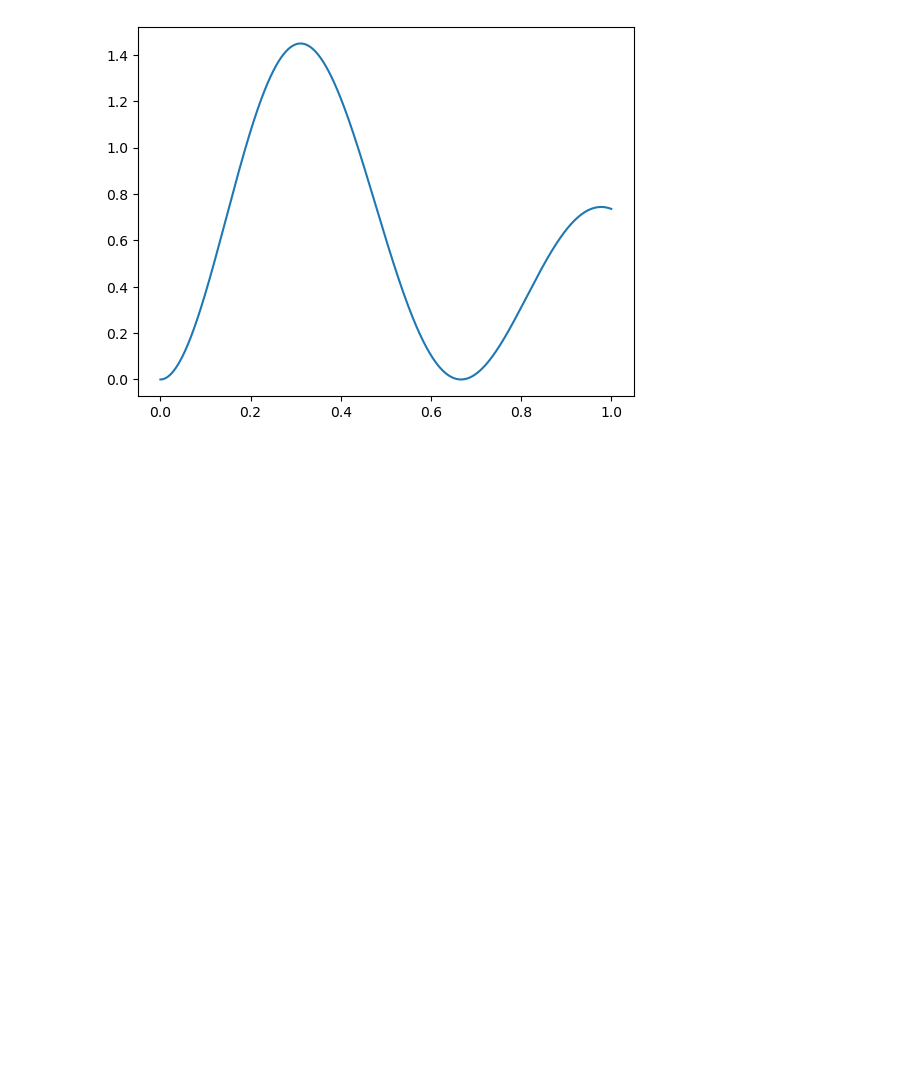
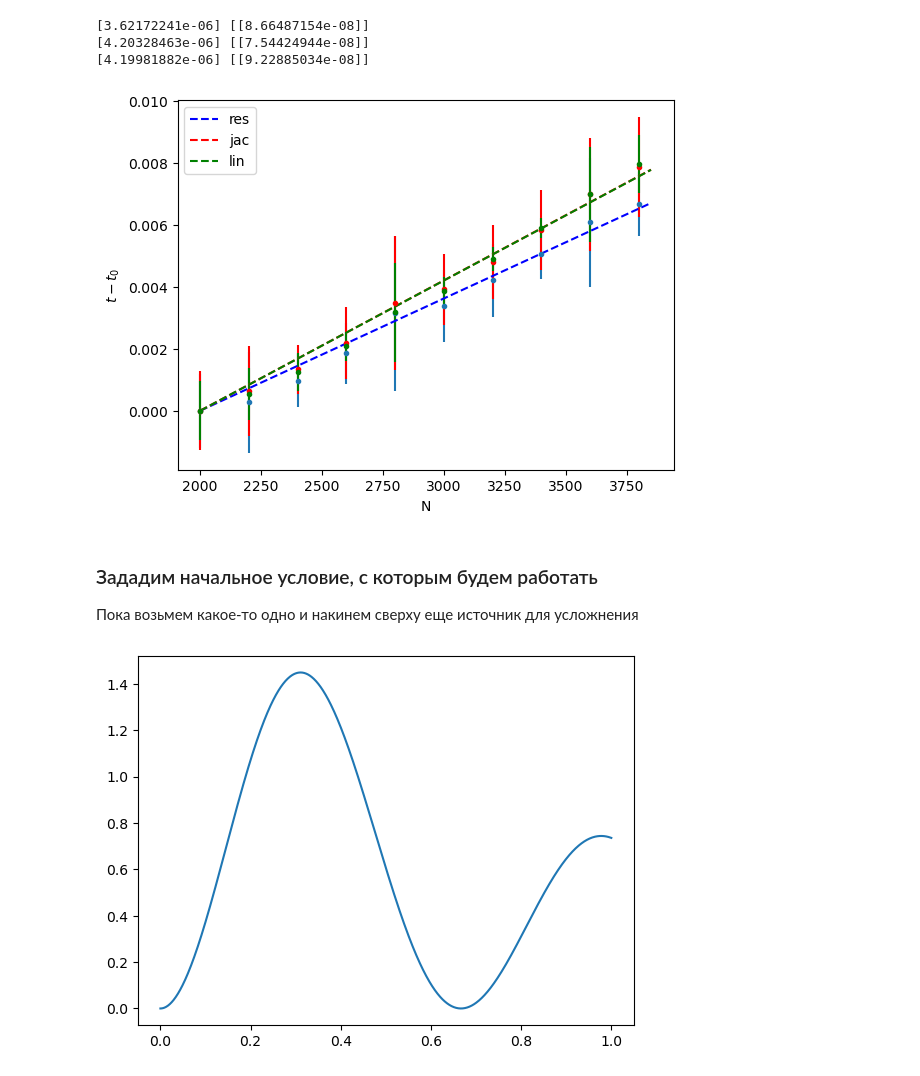
Before and after one commit to animih/aspen-study, a Jupyter notebook: one_phase_test1.ipynb, the cells around one changed output. Saved outputs shown, nothing was run; the diff lists cells and outputs as text; code cells hidden in the pictures; blank space fills up the shorter version.

```diff
--- a/one_phase_test1.ipynb
+++ b/one_phase_test1.ipynb
@@ -43,2 +99,39 @@ class Diffusion():
+# %%
+Nx = np.arange(2000, 2000+9*200+1, 200)
+
+from scipy.optimize import curve_fit
+def func(x, a):
+    return x*a
+
+plt.ylabel('$t-t_0$')
+plt.xlabel('N')
+plt.errorbar(Nx, np.mean(t_res, axis=1)-np.mean(t_res, axis=1)[0],yerr= np.sqrt(np.std(t_res, axis=1))/10, marker='.', linestyle='')
+plt.errorbar(Nx, np.mean(t_jac, axis=1)-np.mean(t_jac, axis=1)[0],yerr= np.sqrt(np.std(t_jac, axis=1))/10,marker='.', linestyle='', color='r')
+plt.errorbar(Nx, np.mean(t_lin, axis=1)-np.mean(t_lin, axis=1)[0],yerr= np.sqrt(np.std(t_lin, axis=1))/10,marker='.',linestyle='', color='g')
+
+popt, pcov = curve_fit(func, Nx-2000, np.mean(t_res, axis=1)-np.mean(t_res, axis=1)[0])
+print(popt, np.sqrt(pcov))
+c_r = popt[0]
+plt.plot([2000, 3850], [0, popt[0]*(2850-1000)], color='b', label='res', linestyle='--')
+popt, pcov = curve_fit(func, Nx-2000, np.mean(t_jac, axis=1)-np.mean(t_jac, axis=1)[0])
+print(popt, np.sqrt(pcov))
+c_j = popt[0]
+plt.plot([2000, 3850], [0, popt[0]*(2850-1000)], color='r', label='jac', linestyle='--')
+popt, pcov = curve_fit(func, Nx-2000, np.mean(t_lin, axis=1)-np.mean(t_lin, axis=1)[0])
+print(popt, np.sqrt(pcov))
+plt.plot([2000, 3850], [0, popt[0]*(2850-1000)], color='g', label='lin', linestyle='--')
+c_l = popt[0]
+
+plt.legend()
+plt.savefig('./data/constants.png', dpi=300)
+plt.show()
+# %% [output]
+[3.62172241e-06] [[8.66487154e-08]]
+[4.20328463e-06] [[7.54424944e-08]]
+[4.19981882e-06] [[9.22885034e-08]]
+[figure, added]
+# %% [markdown]
+### Зададим начальное условие, с которым будем работать
+Пока возьмем какое-то одно и накинем сверху еще источник для усложнения
 # %%
 Nx = 1000
```
Also changed, not shown: parts of 41 cells of this notebook, 5 other files.
